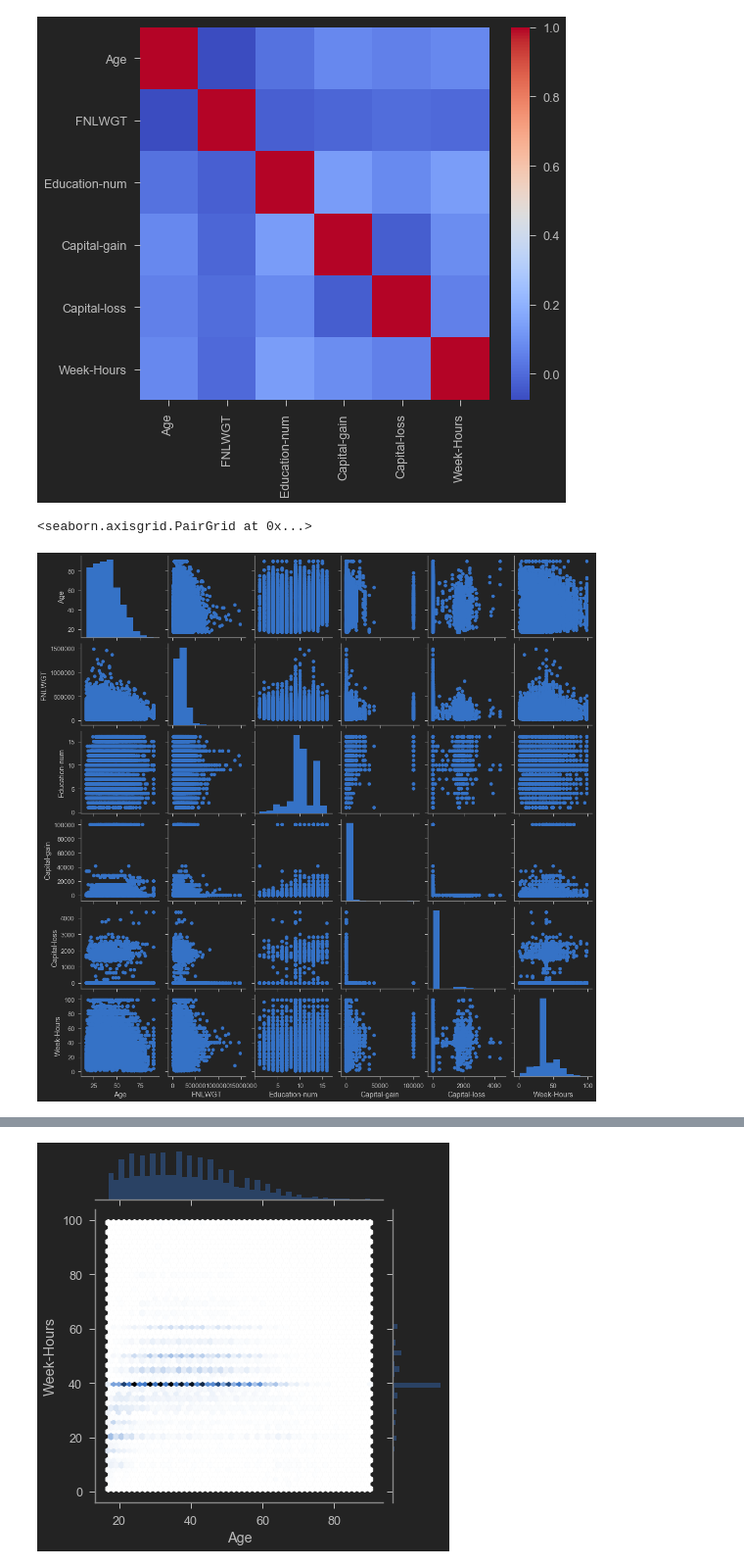
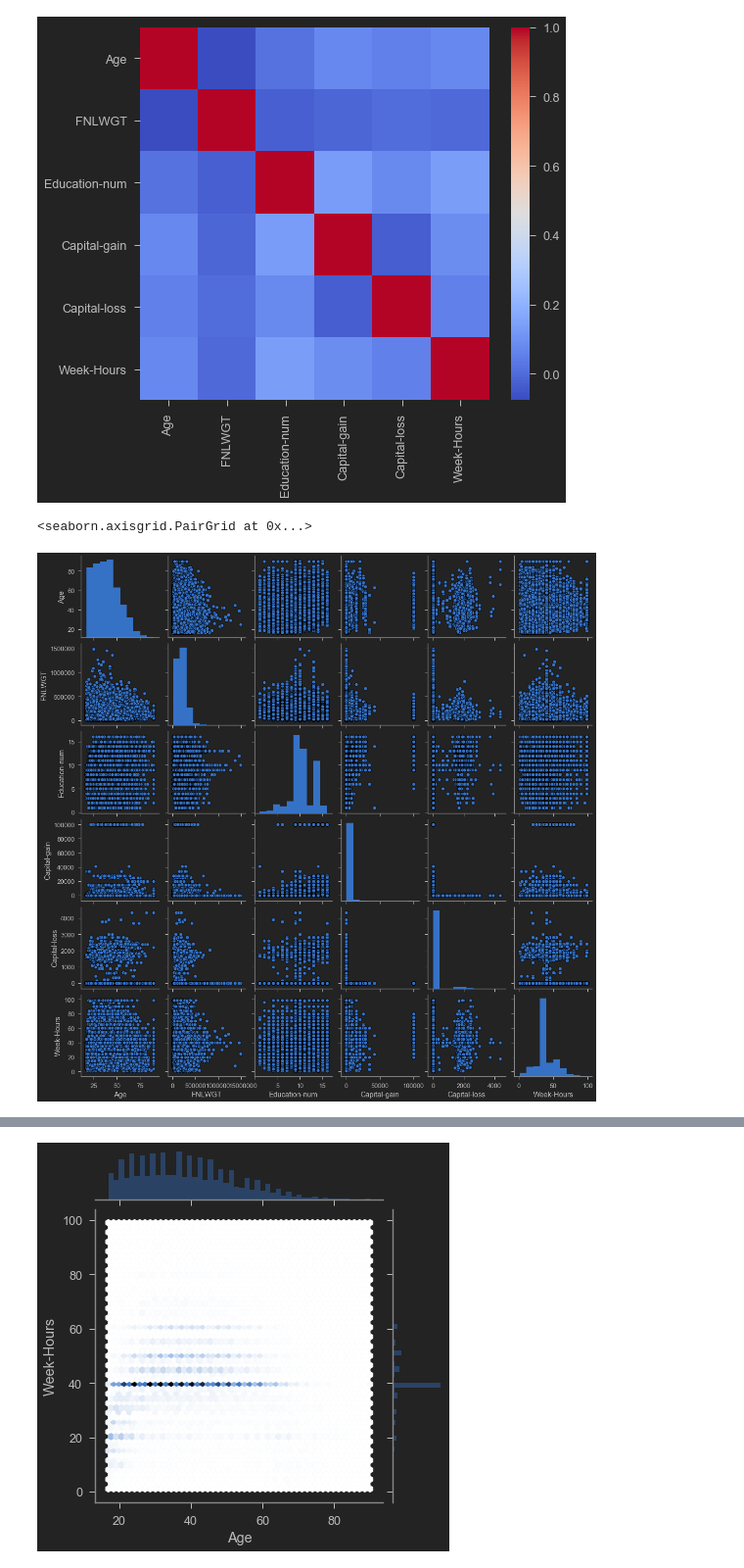
Before and after one commit to piotr-druzdzel/Classification-Salaries-Adult, a Jupyter notebook: Salaries_Adult_Classification.ipynb, the cells around one changed output, grey strips where cells are left out. Shown at 98% size. Saved outputs shown, nothing was run; the diff lists cells and outputs as text; code cells hidden in the pictures.

```diff
--- a/Salaries_Adult_Classification.ipynb
+++ b/Salaries_Adult_Classification.ipynb
@@ -223,8 +250,8 @@ sns.heatmap(df_test.corr(), cmap='coolwarm')
 <matplotlib.axes._subplots.AxesSubplot at 0x...>
 [figure]
 # %%
-sns.pairplot(df_training, plot_kws=dict(edgecolor="none"))
+sns.pairplot(df_training, plot_kws=dict(edgecolor="black"))
 # %% [output]
 <seaborn.axisgrid.PairGrid at 0x...>
-[figure, old version]
+[figure, new version]
 # %%
```
Also changed, not shown: parts of 75 cells of this notebook.
